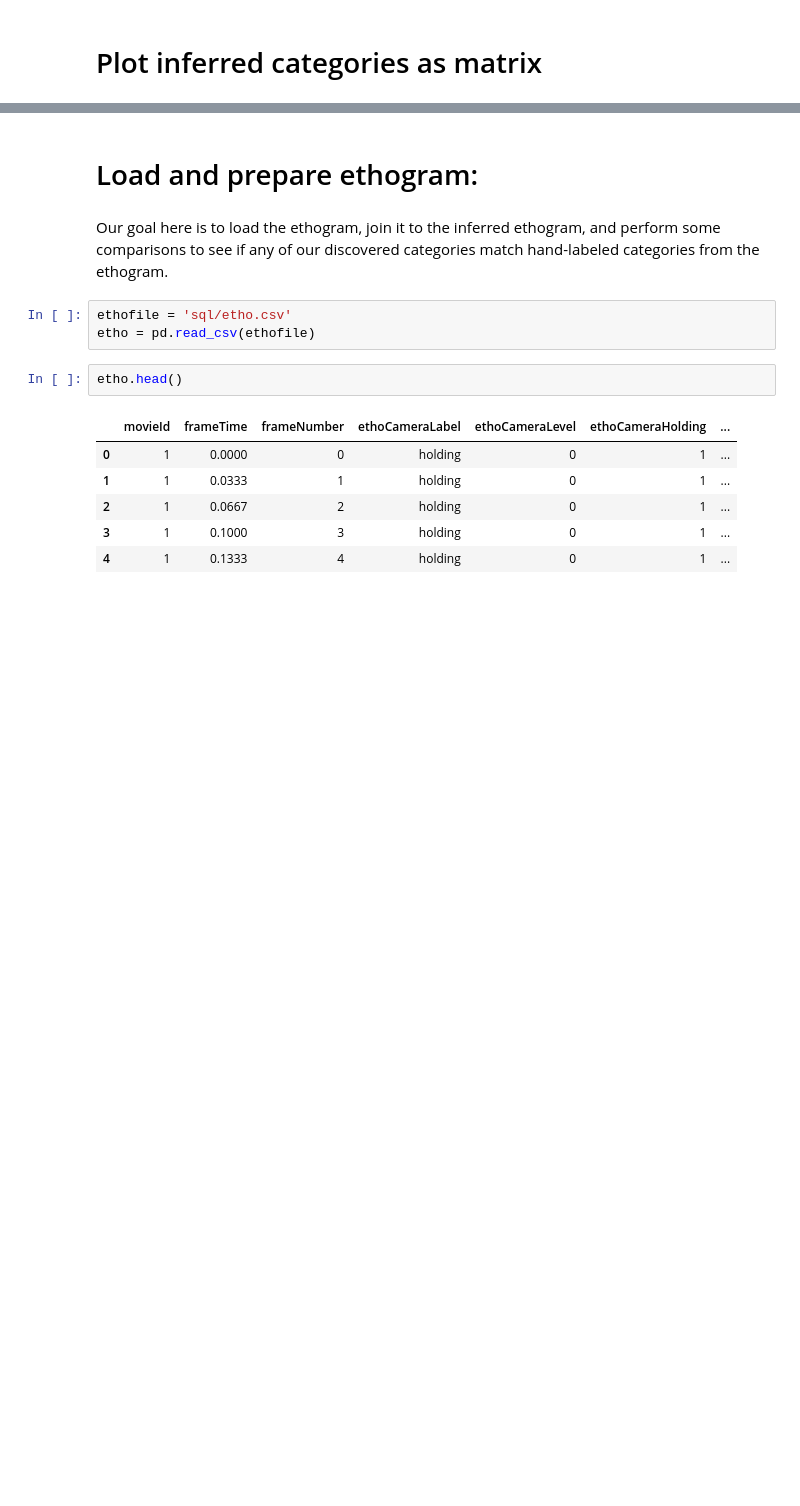
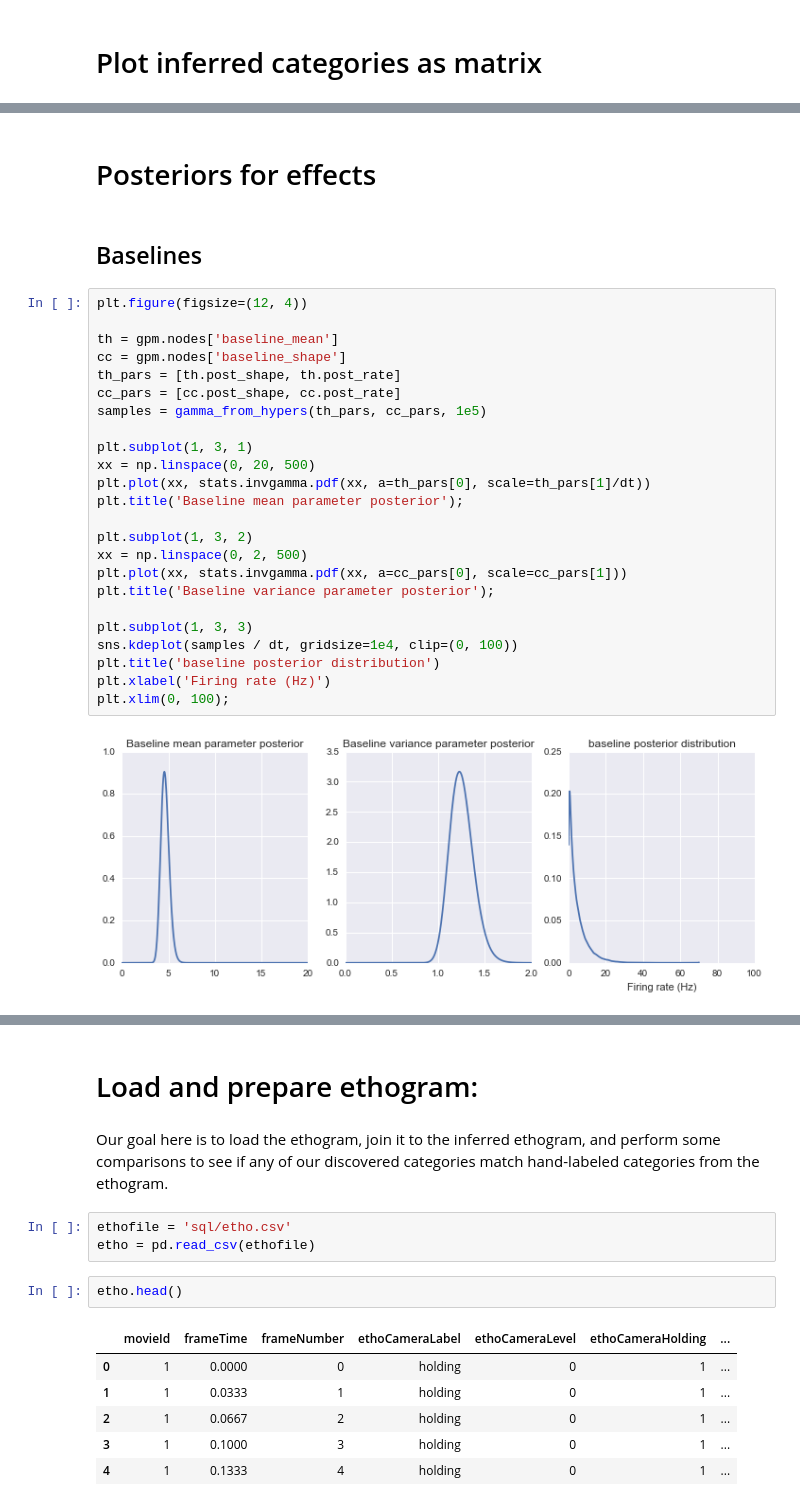
Before and after one commit to pearsonlab/spiketopics, a Jupyter notebook: explore_inferred_etho.ipynb, the cells around one changed output, grey strips where cells are left out. Cells and saved outputs as stored; diff of their text form; blank space fills up the shorter version.

```diff
--- a/explore_inferred_etho.ipynb
+++ b/explore_inferred_etho.ipynb
@@ -39,0 +48,30 @@ matshow(df[df['movie'] == 1].iloc[:, 3:].T, vmin=0, vmax=1)
+# %% [markdown]
+# Posteriors for effects
+# %% [markdown]
+## Baselines
+# %%
+plt.figure(figsize=(12, 4))
+
+th = gpm.nodes['baseline_mean']
+cc = gpm.nodes['baseline_shape']
+th_pars = [th.post_shape, th.post_rate]
+cc_pars = [cc.post_shape, cc.post_rate]
+samples = gamma_from_hypers(th_pars, cc_pars, 1e5)
+
+plt.subplot(1, 3, 1)
+xx = np.linspace(0, 20, 500)
+plt.plot(xx, stats.invgamma.pdf(xx, a=th_pars[0], scale=th_pars[1]/dt))
+plt.title('Baseline mean parameter posterior');
+
+plt.subplot(1, 3, 2)
+xx = np.linspace(0, 2, 500)
+plt.plot(xx, stats.invgamma.pdf(xx, a=cc_pars[0], scale=cc_pars[1]))
+plt.title('Baseline variance parameter posterior');
+
+plt.subplot(1, 3, 3)
+sns.kdeplot(samples / dt, gridsize=1e4, clip=(0, 100))
+plt.title('baseline posterior distribution')
+plt.xlabel('Firing rate (Hz)')
+plt.xlim(0, 100);
+# %% [output]
+[figure, added]
```
Also changed, not shown: parts of 18 cells of this notebook.
